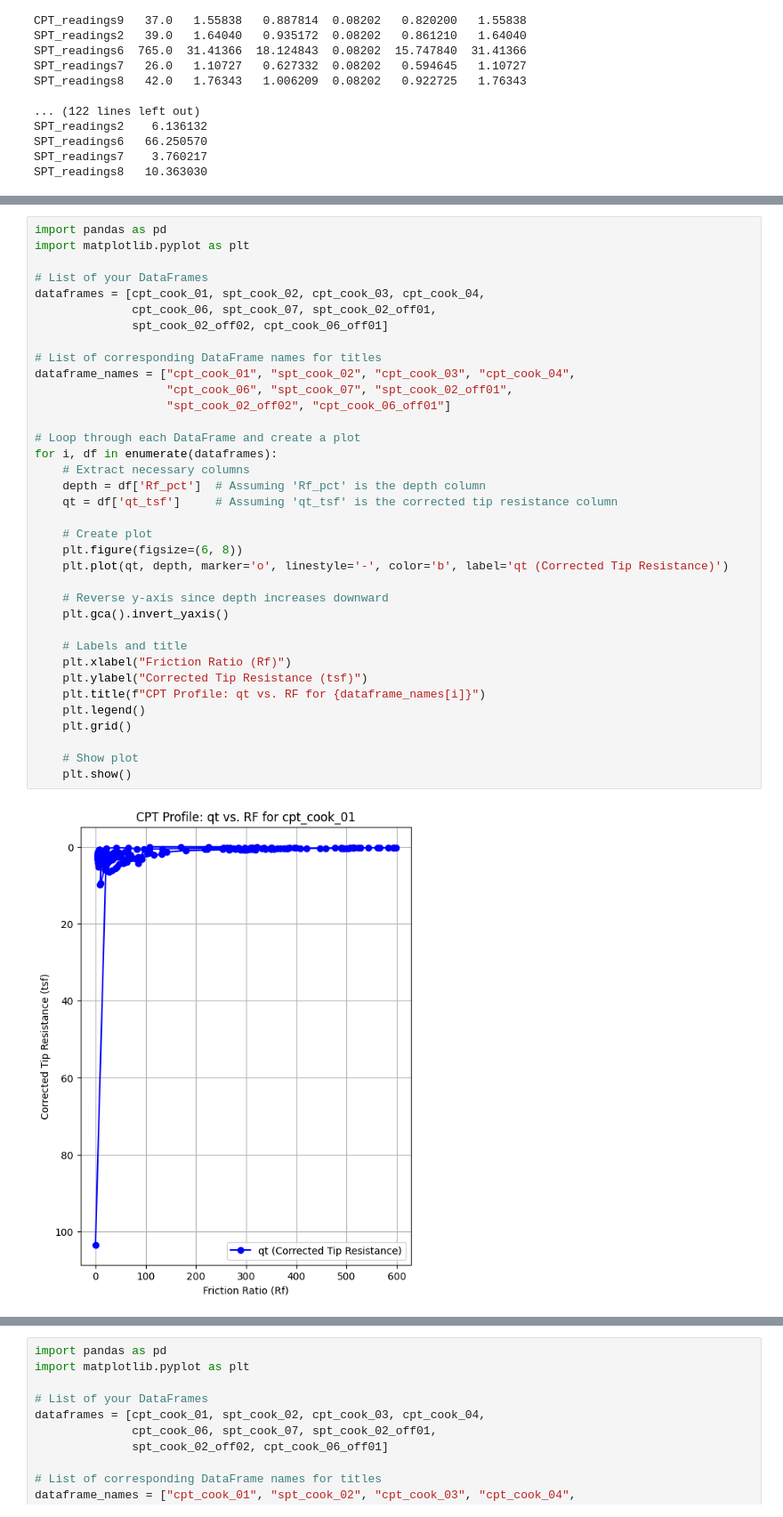
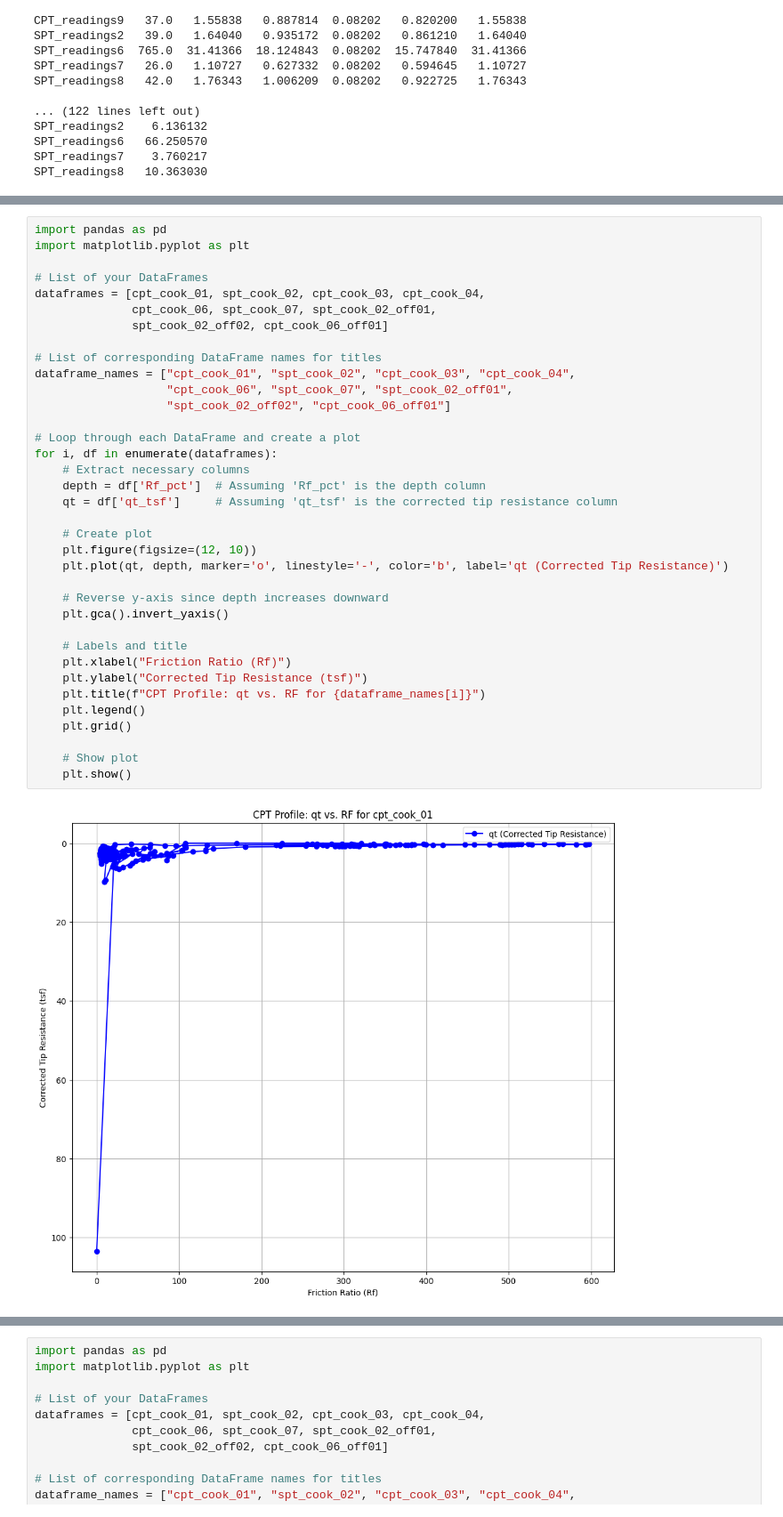
Before and after one commit to iGeology-Illinois/geol-581-module-3-principles-of-uncertainty-chapter-4-seanb7, a Jupyter notebook: Python Lab 4.ipynb, the cells around one changed output, grey strips where cells are left out. Shown at 89% size. Saved outputs shown, nothing was run; the diff lists cells and outputs as text.

```diff
--- a/Python Lab 4.ipynb
+++ b/Python Lab 4.ipynb
@@ -473,32 +473,32 @@ dataframes = [cpt_cook_01, spt_cook_02, cpt_cook_03, cpt_cook_04,
               cpt_cook_06, spt_cook_07, spt_cook_02_off01,
               spt_cook_02_off02, cpt_cook_06_off01]
 
 # List of corresponding DataFrame names for titles
 dataframe_names = ["cpt_cook_01", "spt_cook_02", "cpt_cook_03", "cpt_cook_04",
                    "cpt_cook_06", "spt_cook_07", "spt_cook_02_off01",
                    "spt_cook_02_off02", "cpt_cook_06_off01"]
 
 # Loop through each DataFrame and create a plot
 for i, df in enumerate(dataframes):
     # Extract necessary columns
     depth = df['Rf_pct']  # Assuming 'Rf_pct' is the depth column
     qt = df['qt_tsf']     # Assuming 'qt_tsf' is the corrected tip resistance column
 
     # Create plot
-    plt.figure(figsize=(6, 8))
+    plt.figure(figsize=(12, 10))
     plt.plot(qt, depth, marker='o', linestyle='-', color='b', label='qt (Corrected Tip Resistance)')
 
     # Reverse y-axis since depth increases downward
     plt.gca().invert_yaxis()
 
     # Labels and title
     plt.xlabel("Friction Ratio (Rf)")
     plt.ylabel("Corrected Tip Resistance (tsf)")
     plt.title(f"CPT Profile: qt vs. RF for {dataframe_names[i]}")
     plt.legend()
     plt.grid()
 
     # Show plot
     plt.show()
 # %% [output]
-[figure, old version]
+[figure, new version]
```
Also changed, not shown: parts of 2 cells of this notebook.
